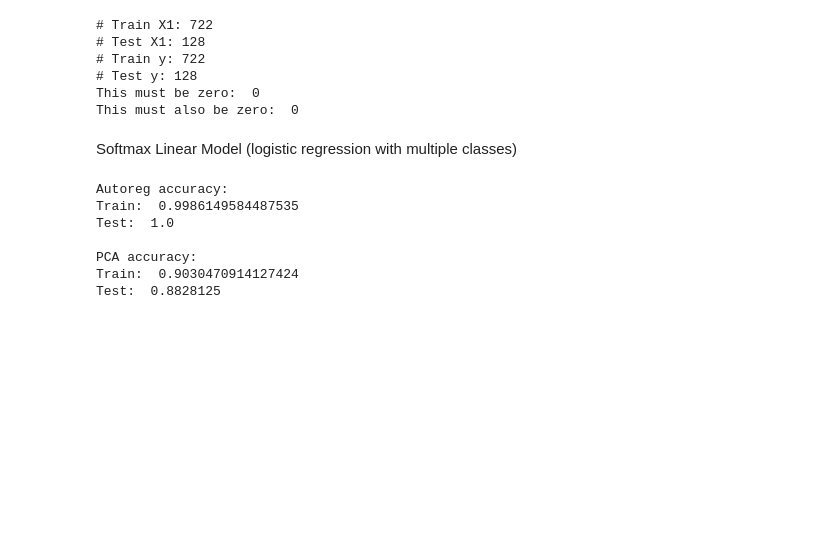
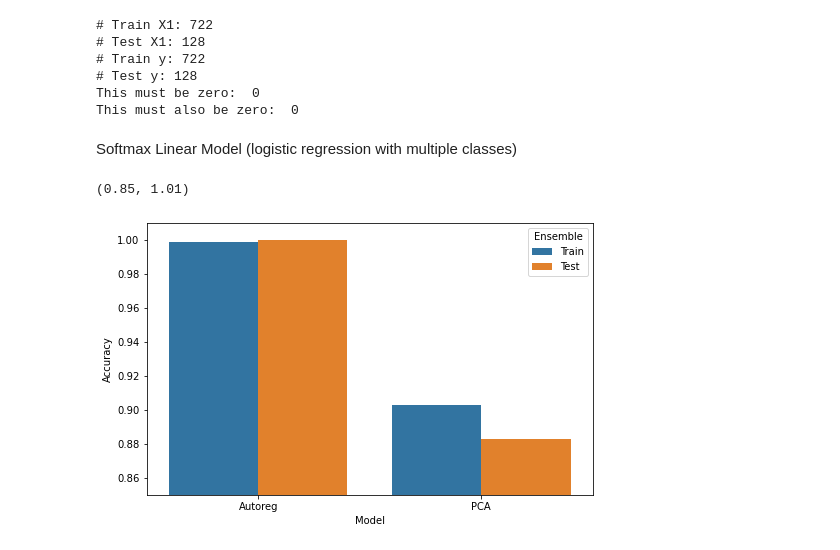
Before and after one commit to felipecostapereira/Task_02_PCA_LinearModels, a Jupyter notebook: task02.ipynb, the cells around one changed output. Saved outputs shown, nothing was run; the diff lists cells and outputs as text; code cells hidden in the pictures; blank space fills up the shorter version.

```diff
--- a/task02.ipynb
+++ b/task02.ipynb
@@ -242,25 +242,24 @@ Softmax Linear Model (logistic regression with multiple classes)
 # %%
 model1 = LogisticRegression(multi_class='multinomial', solver='lbfgs', max_iter=200).fit(X1_train, y_train)
 model2 = LogisticRegression(multi_class='multinomial', solver='lbfgs', max_iter=200).fit(X2_train, y_train)
 
 yPred1_train = model1.predict(X1_train)
 yPred1_test = model1.predict(X1_test)
 
 yPred2_train = model2.predict(X2_train)
 yPred2_test = model2.predict(X2_test)
 
-print ("Autoreg accuracy:")
-print ("Train: ", accuracy_score(y_train, yPred1_train))
-print ("Test: ", accuracy_score(y_test, yPred1_test))
+#storing results in a 2x2 matrix
+dfResults = pd.DataFrame({
+        'Model': ['Autoreg', 'PCA'],
+        'Train': [accuracy_score(y_train, yPred1_train), accuracy_score(y_train, yPred2_train)],
+        'Test': [accuracy_score(y_test, yPred1_test), accuracy_score(y_test, yPred2_test)]})
+# unpivot dfResults
+dfResults = dfResults.melt(id_vars='Model', value_name='Accuracy', var_name='Ensemble')
 
-print ("\nPCA accuracy:")
-print ("Train: ", accuracy_score(y_train, yPred2_train))
-print ("Test: ", accuracy_score(y_test, yPred2_test))
+plt.figure(figsize=(8,5))
+ax = sns.barplot(data=dfResults, x="Model", y="Accuracy", hue="Ensemble")
+ax.set_ylim([.85,1.01])
 # %% [output]
-Autoreg accuracy:
-Train:  0.9986149584487535
-Test:  1.0
-
-PCA accuracy:
-Train:  0.9030470914127424
-Test:  0.8828125
+(0.85, 1.01)
+[figure, added]
```
Also changed, not shown: parts of 2 cells of this notebook.
